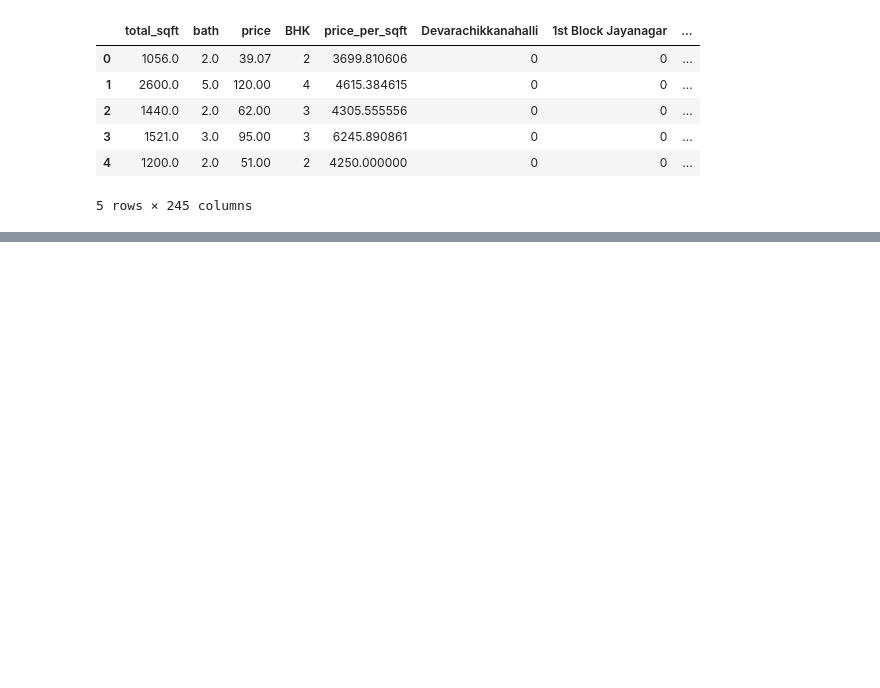
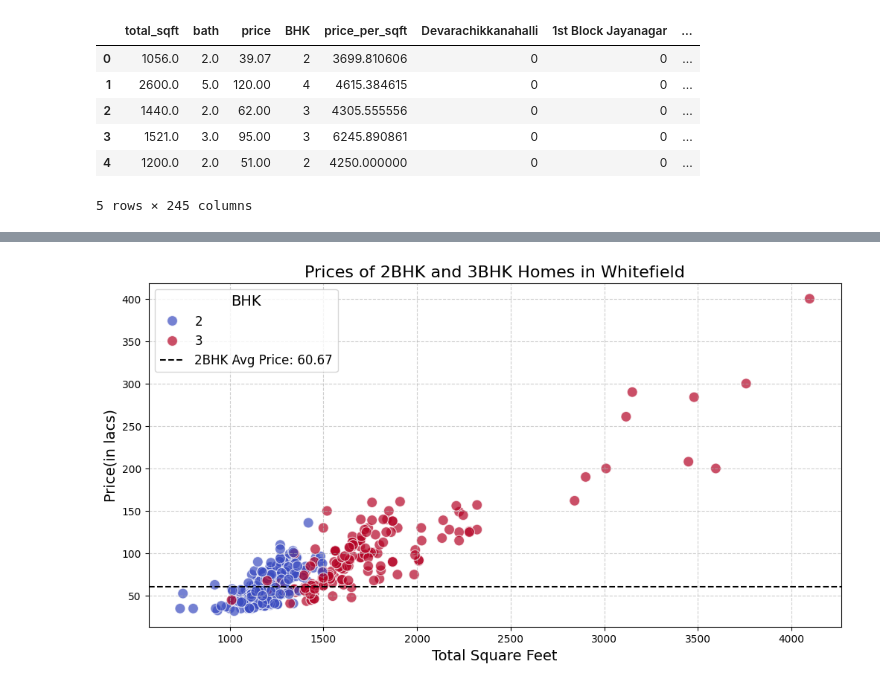
Before and after one commit to BKAPADIA04/Bangalore_House_Price_Prediction_Regression, a Jupyter notebook: code/outlier_removal.ipynb, the cells around one changed output, grey strips where cells are left out. Drawn from its saved outputs; the diff is of its cells as text; code cells hidden in the pictures; blank space fills up the shorter version.

```diff
--- a/code/outlier_removal.ipynb
+++ b/code/outlier_removal.ipynb
@@ -168,0 +171,4 @@ df.head()
+# %%
+def df_bhk_i(df,bhk):
+    df_bhk_i = df[df['BHK'].isin(bhk)]
+    return df_bhk_i
@@ -168,0 +191,19 @@ df.head()
+# %%
+def price_bhk_plot(df,location):
+    bhk_2_3 = df_bhk_i(df,[2,3])
+    df_location = bhk_2_3[bhk_2_3[location] == 1]
+    avg_price_2BHK = df_location[df_location['BHK'] == 2]['price'].mean()
+    plt.figure(figsize=(12, 6))
+    sns.scatterplot(data=df_location,x = 'total_sqft',y = 'price',hue = 'BHK',palette='coolwarm', s=100, edgecolor='w', alpha=0.7)
+    plt.title(f'Prices of 2BHK and 3BHK Homes in {location}', fontsize=16)
+    plt.xlabel('Total Square Feet', fontsize=14)
+    plt.ylabel('Price(in lacs)', fontsize=14)
+    plt.axhline(avg_price_2BHK,color = 'black',linestyle = '--',label=f'2BHK Avg Price: {avg_price_2BHK:.2f}')
+    plt.legend(title='BHK', fontsize=12, title_fontsize=14)
+    plt.grid(True, linestyle='--', alpha=0.6)
+    plt.show()
+    # return df_location
+# %%
+price_bhk_plot(df,'Whitefield')
+# %% [output]
+[figure, added]
```
Also changed, not shown: parts of 40 cells of this notebook, 4 other files.
